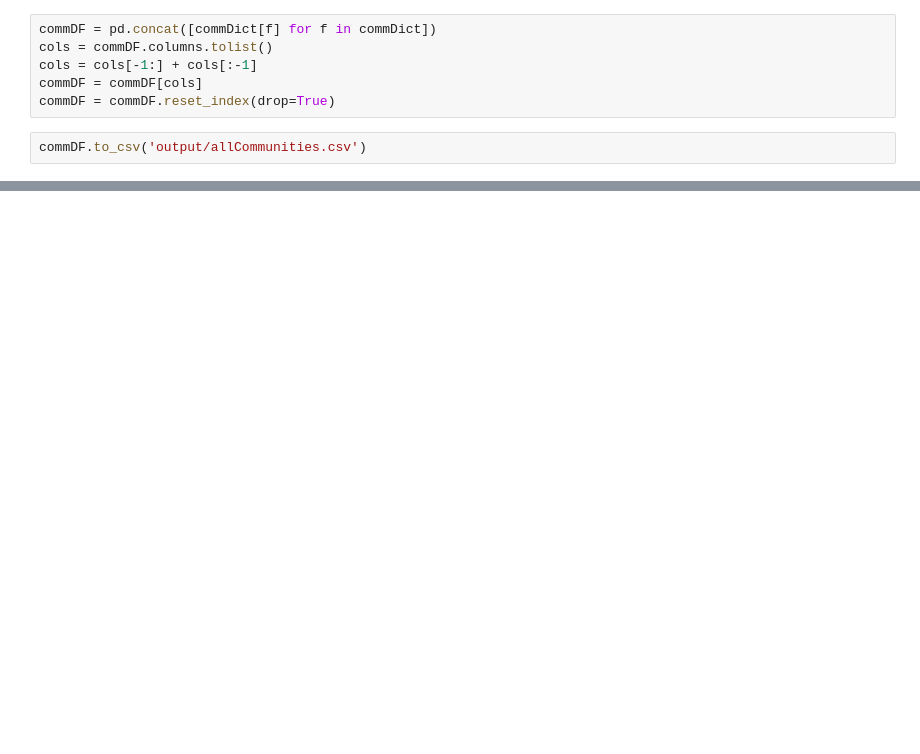
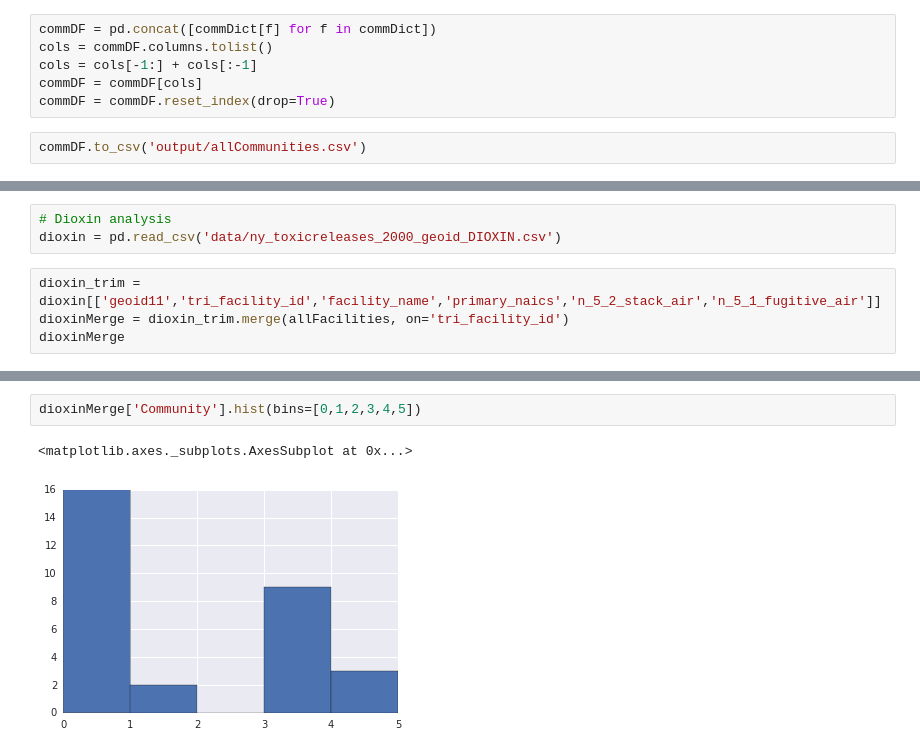
Before and after one commit to stevecarrea/ny_tri_networkAnalysis, a Jupyter notebook: communityAnalysis.ipynb, the cells around one changed output, grey strips where cells are left out. Cells and saved outputs as stored; diff of their text form; blank space fills up the shorter version.

```diff
--- a/communityAnalysis.ipynb
+++ b/communityAnalysis.ipynb
@@ -121,0 +153,7 @@ data[data['Community']==commOfInterest].drop(colsToDrop, axis=1)
+# %%
+# Dioxin analysis
+dioxin = pd.read_csv('data/ny_toxicreleases_2000_geoid_DIOXIN.csv')
+# %%
+dioxin_trim = dioxin[['geoid11','tri_facility_id','facility_name','primary_naics','n_5_2_stack_air','n_5_1_fugitive_air']]
+dioxinMerge = dioxin_trim.merge(allFacilities, on='tri_facility_id')
+dioxinMerge
@@ -121,0 +178,5 @@ data[data['Community']==commOfInterest].drop(colsToDrop, axis=1)
+# %%
+dioxinMerge['Community'].hist(bins=[0,1,2,3,4,5])
+# %% [output]
+<matplotlib.axes._subplots.AxesSubplot at 0x...>
+[figure, added]
```
Also changed, not shown: parts of 18 cells of this notebook, 14 other files.
